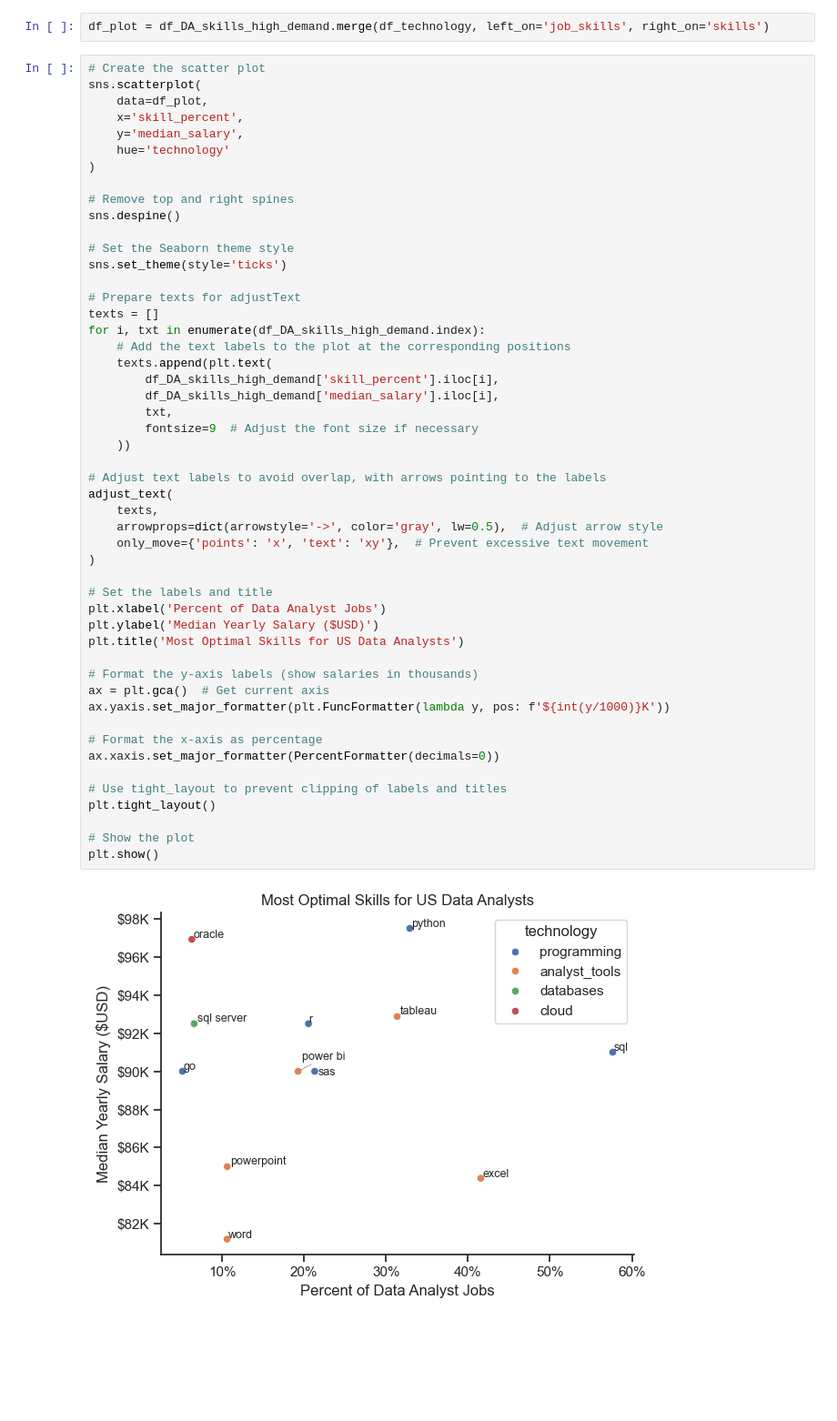
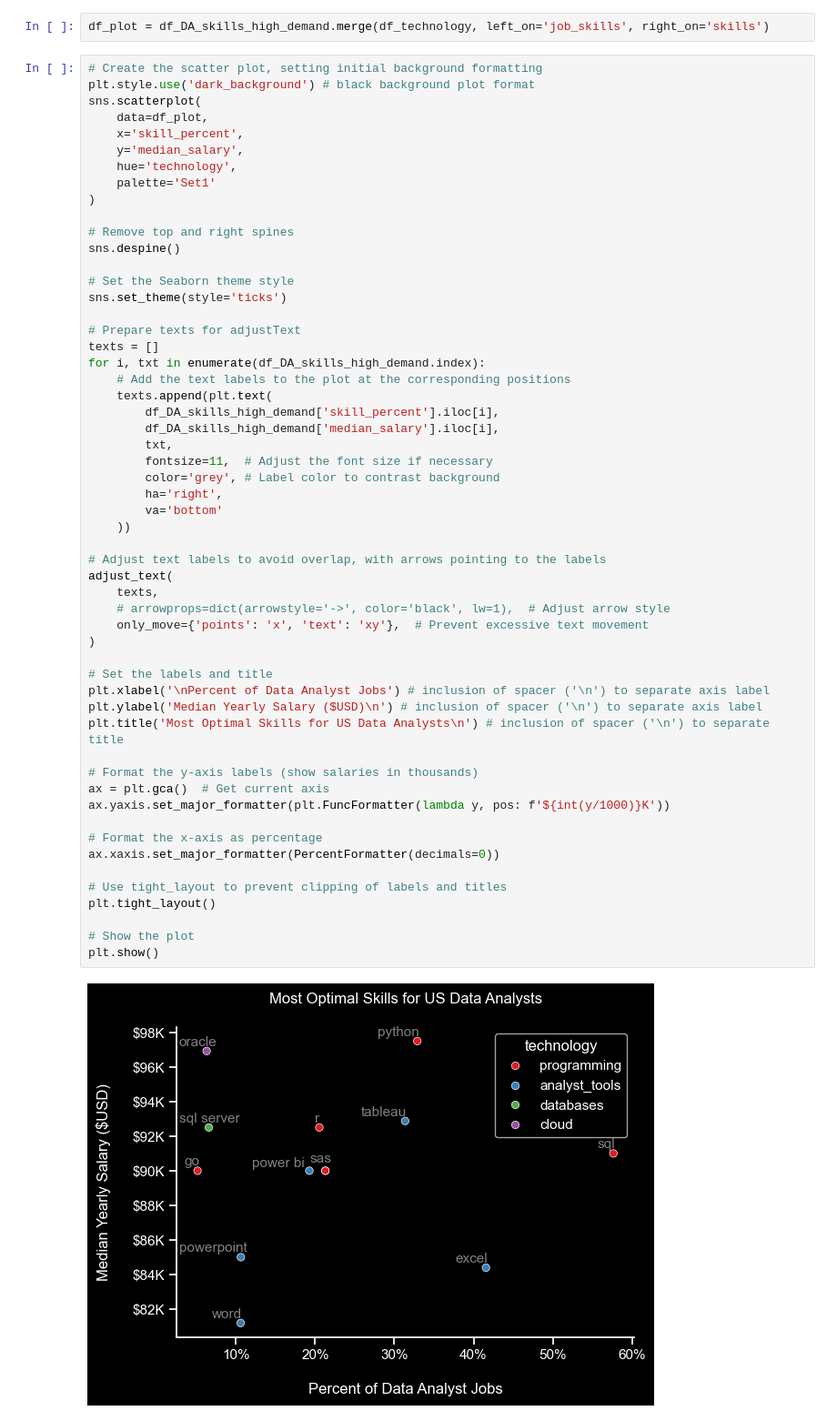
Before and after one commit to schuckr53/Python_Data_Project, a Jupyter notebook: 3_Project/5_Optimal_Skills.ipynb, the cells around one changed output. Shown: that part at 91% size. Saved outputs shown, nothing was run; the diff lists cells and outputs as text; blank space fills up the shorter version.

```diff
--- a/3_Project/5_Optimal_Skills.ipynb
+++ b/3_Project/5_Optimal_Skills.ipynb
@@ -206,12 +206,14 @@ df_technology
 # %%
 df_plot = df_DA_skills_high_demand.merge(df_technology, left_on='job_skills', right_on='skills')
 # %%
-# Create the scatter plot
+# Create the scatter plot, setting initial background formatting
+plt.style.use('dark_background') # black background plot format
 sns.scatterplot(
     data=df_plot,
     x='skill_percent',
     y='median_salary',
-    hue='technology'
+    hue='technology',
+    palette='Set1'
 )
 
 # Remove top and right spines
@@ -224,36 +226,39 @@ sns.set_theme(style='ticks')
 texts = []
 for i, txt in enumerate(df_DA_skills_high_demand.index):
     # Add the text labels to the plot at the corresponding positions
     texts.append(plt.text(
         df_DA_skills_high_demand['skill_percent'].iloc[i],
         df_DA_skills_high_demand['median_salary'].iloc[i],
         txt,
-        fontsize=9  # Adjust the font size if necessary
+        fontsize=11,  # Adjust the font size if necessary
+        color='grey', # Label color to contrast background
+        ha='right',
+        va='bottom'
     ))
 
 # Adjust text labels to avoid overlap, with arrows pointing to the labels
 adjust_text(
     texts,
-    arrowprops=dict(arrowstyle='->', color='gray', lw=0.5),  # Adjust arrow style
+    # arrowprops=dict(arrowstyle='->', color='black', lw=1),  # Adjust arrow style
     only_move={'points': 'x', 'text': 'xy'},  # Prevent excessive text movement
 )
 
 # Set the labels and title
-plt.xlabel('Percent of Data Analyst Jobs')
-plt.ylabel('Median Yearly Salary ($USD)')
-plt.title('Most Optimal Skills for US Data Analysts')
+plt.xlabel('\nPercent of Data Analyst Jobs') # inclusion of spacer ('\n') to separate axis label
+plt.ylabel('Median Yearly Salary ($USD)\n') # inclusion of spacer ('\n') to separate axis label
+plt.title('Most Optimal Skills for US Data Analysts\n') # inclusion of spacer ('\n') to separate title
 
 # Format the y-axis labels (show salaries in thousands)
 ax = plt.gca()  # Get current axis
 ax.yaxis.set_major_formatter(plt.FuncFormatter(lambda y, pos: f'${int(y/1000)}K'))
 
 # Format the x-axis as percentage
 ax.xaxis.set_major_formatter(PercentFormatter(decimals=0))
 
 # Use tight_layout to prevent clipping of labels and titles
 plt.tight_layout()
 
 # Show the plot
 plt.show()
 # %% [output]
-[figure, old version]
+[figure, new version]
```
Also changed, not shown: parts of 2 cells of this notebook, 3 other files.
